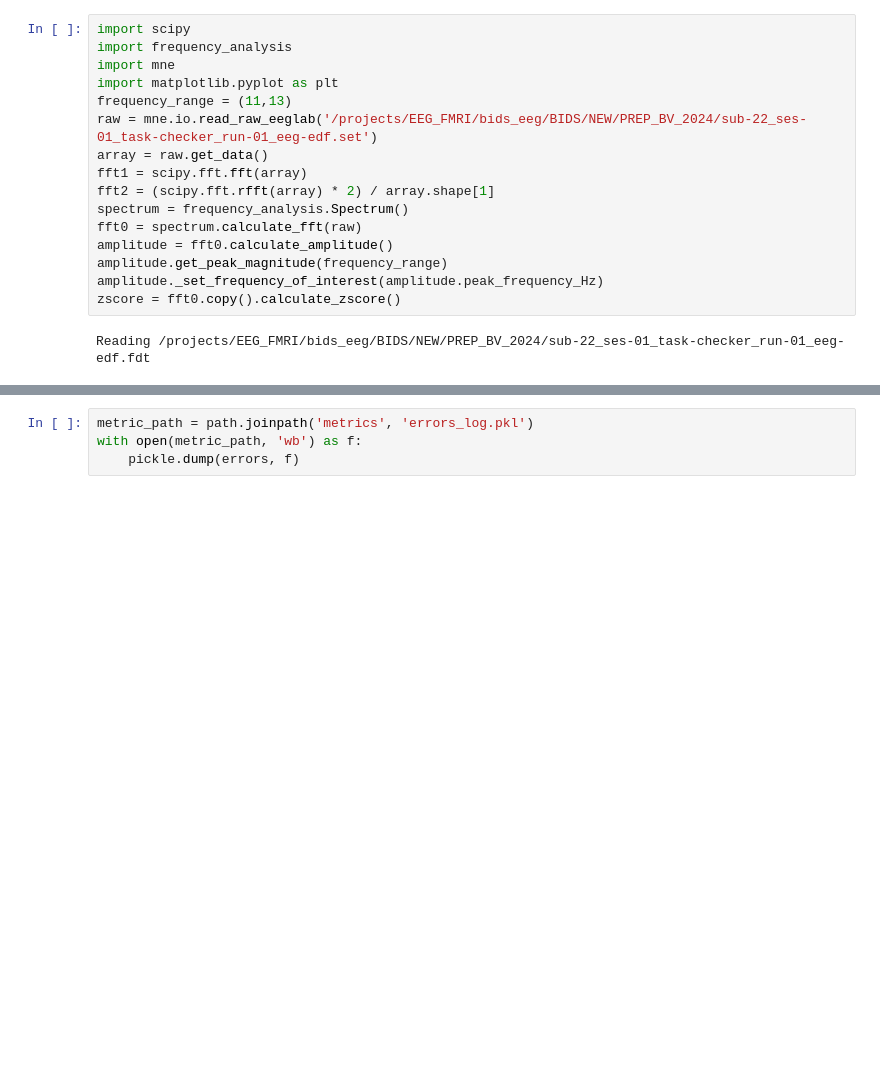
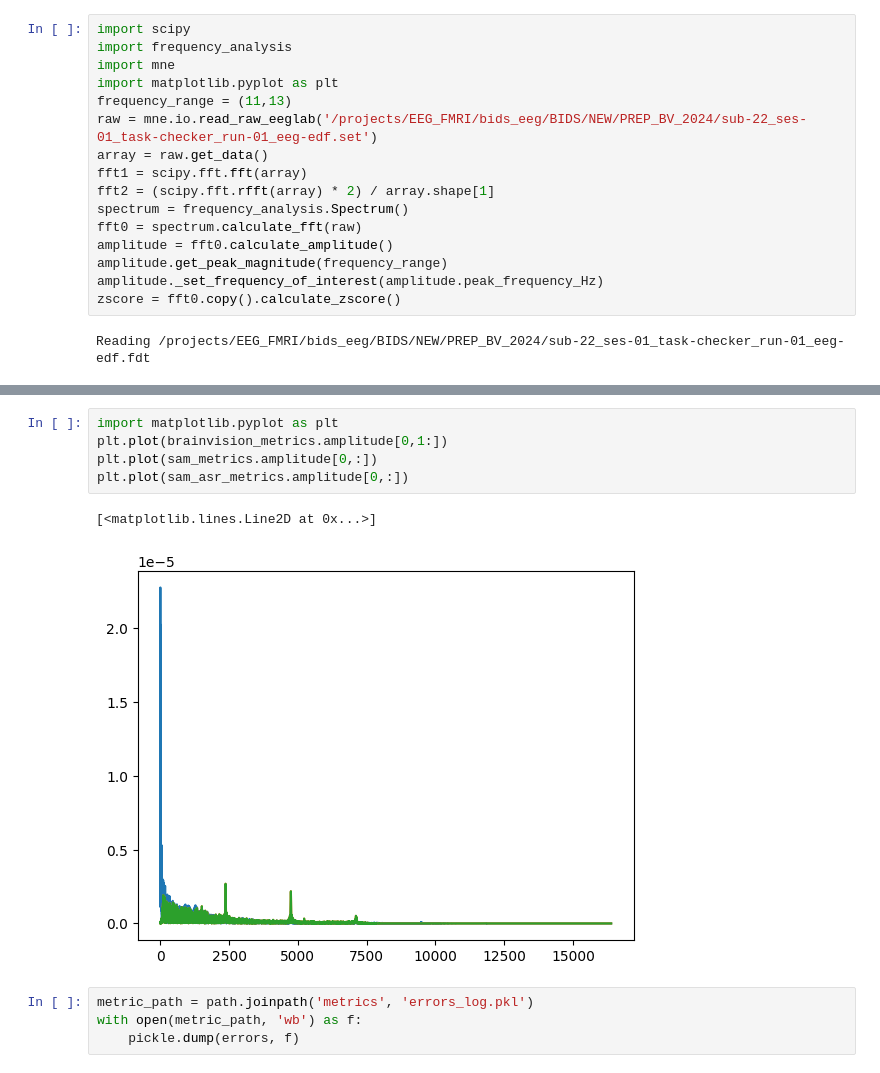
Before and after one commit to Sam54000/EEG_quality_assessment, a Jupyter notebook: src/EEG_quality_assessment/integration_lab.ipynb, the cells around one changed output, grey strips where cells are left out. Cells and saved outputs as stored; diff of their text form; blank space fills up the shorter version.

```diff
--- a/src/EEG_quality_assessment/integration_lab.ipynb
+++ b/src/EEG_quality_assessment/integration_lab.ipynb
@@ -165,3 +598,11 @@ brainvision_metrics.__dir__()
+# %%
+import matplotlib.pyplot as plt
+plt.plot(brainvision_metrics.amplitude[0,1:])
+plt.plot(sam_metrics.amplitude[0,:])
+plt.plot(sam_asr_metrics.amplitude[0,:])
+# %% [output]
+[<matplotlib.lines.Line2D at 0x...>]
+[figure, added]
 # %%
 metric_path = path.joinpath('metrics', 'errors_log.pkl')
 with open(metric_path, 'wb') as f:
```
Also changed, not shown: parts of 25 cells of this notebook, 5 other files.
